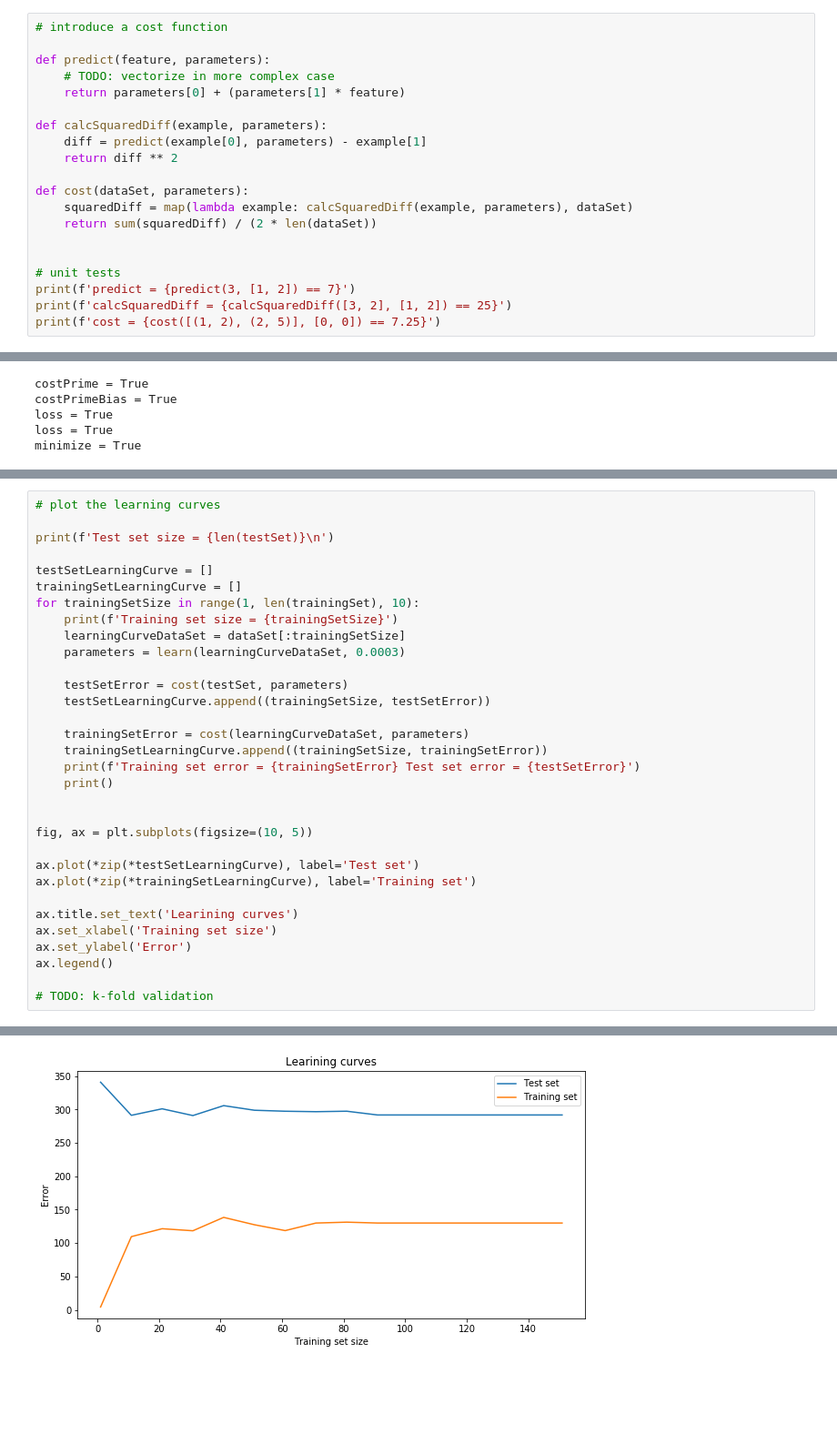
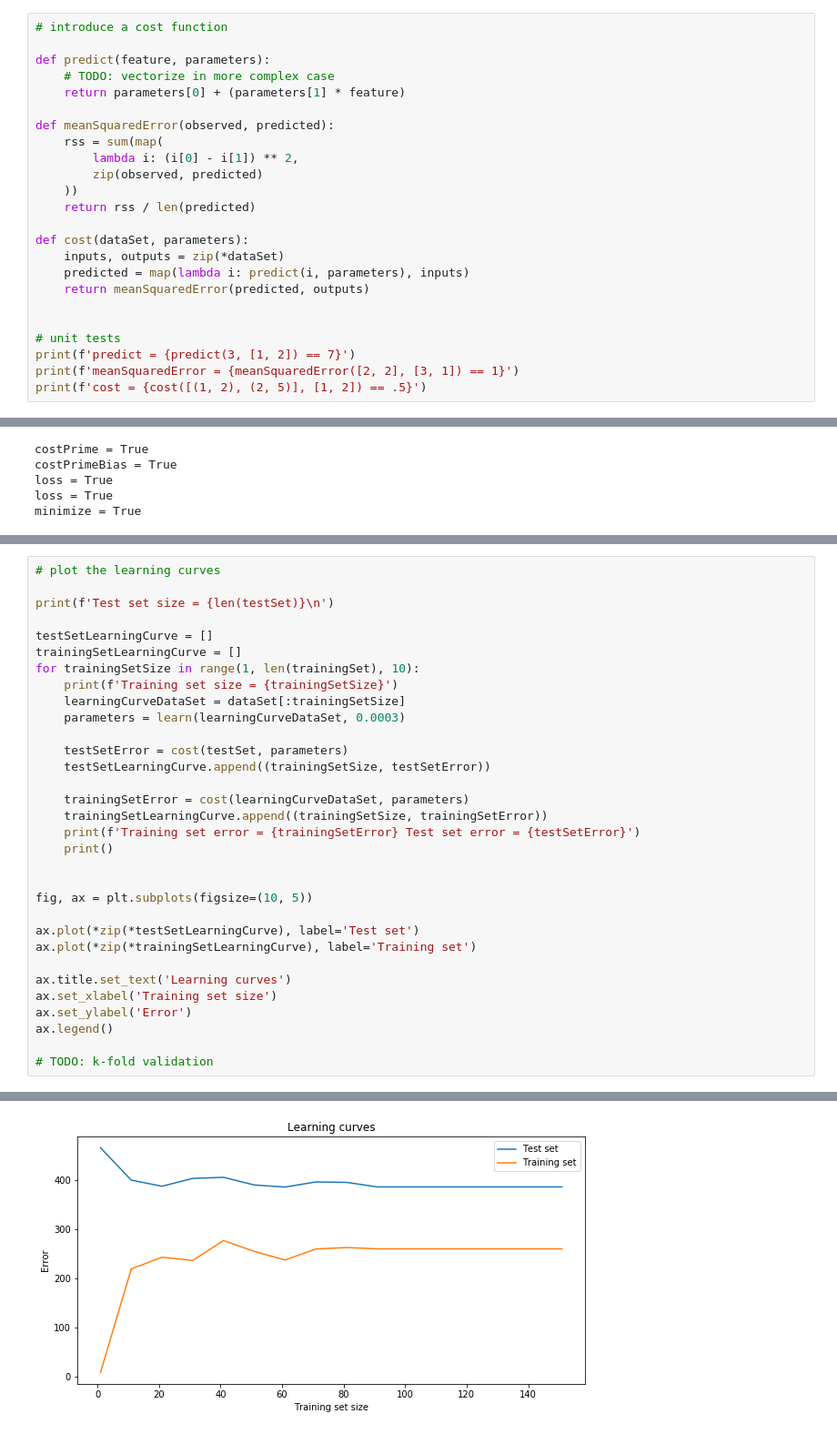
Before and after one commit to rZinnatov/machine-learning, a Jupyter notebook: supervised/regression/linear/univariate/plain-python.ipynb, the cells around one changed output, grey strips where cells are left out. Shown at 91% size. Saved outputs shown, nothing was run; the diff lists cells and outputs as text; blank space fills up the shorter version.

```diff
--- a/supervised/regression/linear/univariate/plain-python.ipynb
+++ b/supervised/regression/linear/univariate/plain-python.ipynb
@@ -42,18 +42,22 @@ def predict(feature, parameters):
     # TODO: vectorize in more complex case
     return parameters[0] + (parameters[1] * feature)
 
-def calcSquaredDiff(example, parameters):
-    diff = predict(example[0], parameters) - example[1]
-    return diff ** 2
+def meanSquaredError(observed, predicted):
+    rss = sum(map(
+        lambda i: (i[0] - i[1]) ** 2,
+        zip(observed, predicted)
+    ))
+    return rss / len(predicted)
 
 def cost(dataSet, parameters):
-    squaredDiff = map(lambda example: calcSquaredDiff(example, parameters), dataSet)
-    return sum(squaredDiff) / (2 * len(dataSet))
+    inputs, outputs = zip(*dataSet)
+    predicted = map(lambda i: predict(i, parameters), inputs)
+    return meanSquaredError(predicted, outputs)
 
 
 # unit tests
 print(f'predict = {predict(3, [1, 2]) == 7}')
-print(f'calcSquaredDiff = {calcSquaredDiff([3, 2], [1, 2]) == 25}')
-print(f'cost = {cost([(1, 2), (2, 5)], [0, 0]) == 7.25}')
+print(f'meanSquaredError = {meanSquaredError([2, 2], [3, 1]) == 1}')
+print(f'cost = {cost([(1, 2), (2, 5)], [1, 2]) == .5}')
 # %% [output]
 predict = True
@@ -270,7 +274,7 @@ fig, ax = plt.subplots(figsize=(10, 5))
 ax.plot(*zip(*testSetLearningCurve), label='Test set')
 ax.plot(*zip(*trainingSetLearningCurve), label='Training set')
 
-ax.title.set_text('Learining curves')
+ax.title.set_text('Learning curves')
 ax.set_xlabel('Training set size')
 ax.set_ylabel('Error')
 ax.legend()
@@ -297,2 +301,2 @@ Training set error = 129.97916106873626 Test set error = 291.8443281923058
 <matplotlib.legend.Legend at 0x...>
-[figure, old version]
+[figure, new version]
```
Also changed, not shown: parts of 6 cells of this notebook.
